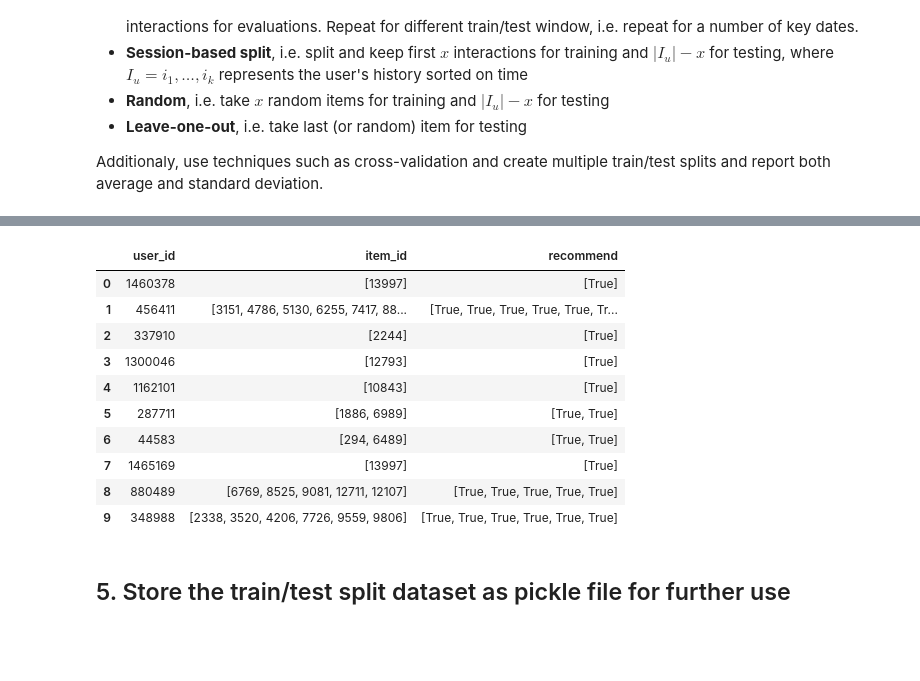
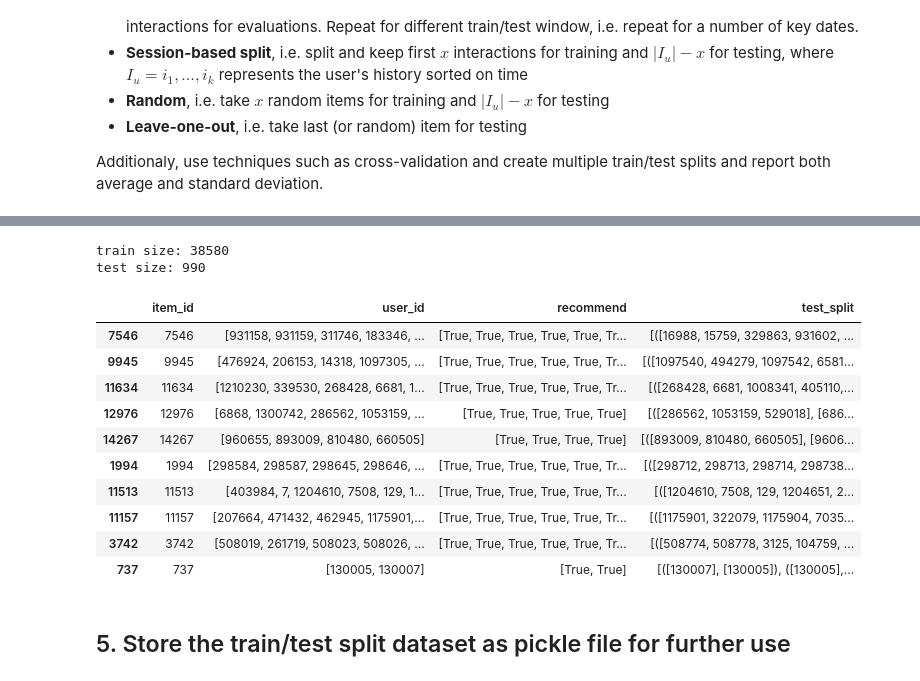
Before and after one commit to stijnrosaer/project-ai, a Jupyter notebook: notebooks/1_preprocess.ipynb, the cells around one changed output, grey strips where cells are left out. Saved outputs shown, nothing was run; the diff lists cells and outputs as text; code cells hidden in the pictures; blank space fills up the shorter version.

Commit message:
compute user rules

```diff
--- a/notebooks/1_preprocess.ipynb
+++ b/notebooks/1_preprocess.ipynb
@@ -198,0 +169,10 @@ train_df.head(10)
+# %%
+#User-based split:
+article_df = interactions_df_processed.groupby(by='item_id', as_index=False)[['user_id', "recommend"]].agg(list)
+article_df = article_df[article_df.user_id.apply(lambda x: len(x) > 1)] # only items with more then one user interaction
+
+display(article_df.head(10))
+
+test_size = 0.025
+
+article_train_df, article_test_df = train_test_split(article_df, test_size=test_size)
@@ -199,17 +191,47 @@ train_df.head(10)
+# %%
+print("train size:", article_train_df.size)
+print("test size:", article_test_df.size)
+# %% [output]
+train size: 38580
+test size: 990
+# %%
+def createSplit(user_items):
+    splits = []
+
+#     scores = cross_val_score(clf, X, y, cv=5)
+    tmp = np.array_split(user_items, 4)
+
+    for l in tmp:
+        if len(l) > 0:
+            splits.append(list(l))
+
+    res = []
+    for i in splits:
+        join = []
+        for j in splits:
+            if i != j:
+                join += j
+        res.append((join, i))
+
+
+
+    return res
+# %%
+article_test_df["test_split"] = article_test_df["user_id"].apply(createSplit)
 # %%
-test_df.head(10)
+article_test_df.head(10)
 # %% [output]
-|  | user_id | item_id | recommend |
-| 0 | 1460378 | [13997] | [True] |
-| 1 | 456411 | [3151, 4786, 5130, 6255, 7417, 88... | [True, True, True, True, True, Tr... |
-| 2 | 337910 | [2244] | [True] |
-| 3 | 1300046 | [12793] | [True] |
-| 4 | 1162101 | [10843] | [True] |
-| 5 | 287711 | [1886, 6989] | [True, True] |
-| 6 | 44583 | [294, 6489] | [True, True] |
-| 7 | 1465169 | [13997] | [True] |
-| 8 | 880489 | [6769, 8525, 9081, 12711, 12107] | [True, True, True, True, True] |
-| 9 | 348988 | [2338, 3520, 4206, 7726, 9559, 9806] | [True, True, True, True, True, True] |
+|  | item_id | user_id | recommend | test_split |
+| 7546 | 7546 | [931158, 931159, 311746, 183346, ... | [True, True, True, True, True, Tr... | [([16988, 15759, 329863, 931602, ... |
+| 9945 | 9945 | [476924, 206153, 14318, 1097305, ... | [True, True, True, True, True, Tr... | [([1097540, 494279, 1097542, 6581... |
+| 11634 | 11634 | [1210230, 339530, 268428, 6681, 1... | [True, True, True, True, True, Tr... | [([268428, 6681, 1008341, 405110,... |
+| 12976 | 12976 | [6868, 1300742, 286562, 1053159, ... | [True, True, True, True, True] | [([286562, 1053159, 529018], [686... |
+| 14267 | 14267 | [960655, 893009, 810480, 660505] | [True, True, True, True] | [([893009, 810480, 660505], [9606... |
+| 1994 | 1994 | [298584, 298587, 298645, 298646, ... | [True, True, True, True, True, Tr... | [([298712, 298713, 298714, 298738... |
+| 11513 | 11513 | [403984, 7, 1204610, 7508, 129, 1... | [True, True, True, True, True, Tr... | [([1204610, 7508, 129, 1204651, 2... |
+| 11157 | 11157 | [207664, 471432, 462945, 1175901,... | [True, True, True, True, True, Tr... | [([1175901, 322079, 1175904, 7035... |
+| 3742 | 3742 | [508019, 261719, 508023, 508026, ... | [True, True, True, True, True, Tr... | [([508774, 508778, 3125, 104759, ... |
+| 737 | 737 | [130005, 130007] | [True, True] | [([130007], [130005]), ([130005],... |
 # %% [markdown]
 ## 5. Store the train/test split dataset as pickle file for further use
 # %%
```
Also changed, not shown: parts of 8 cells of this notebook, 11 other files.
